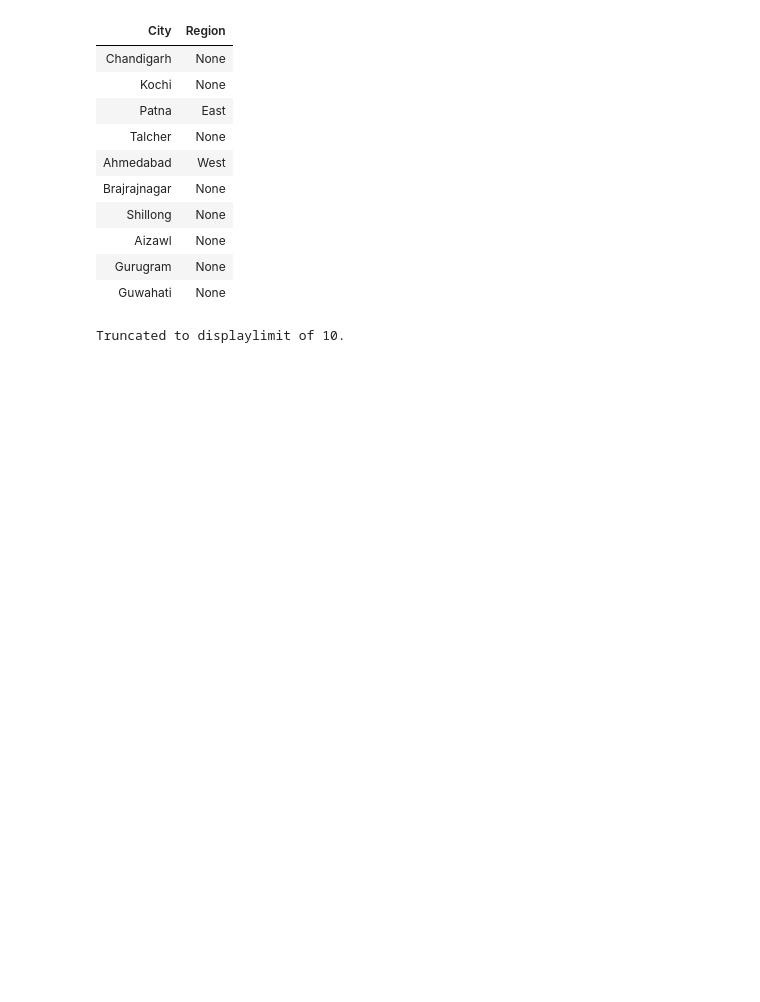
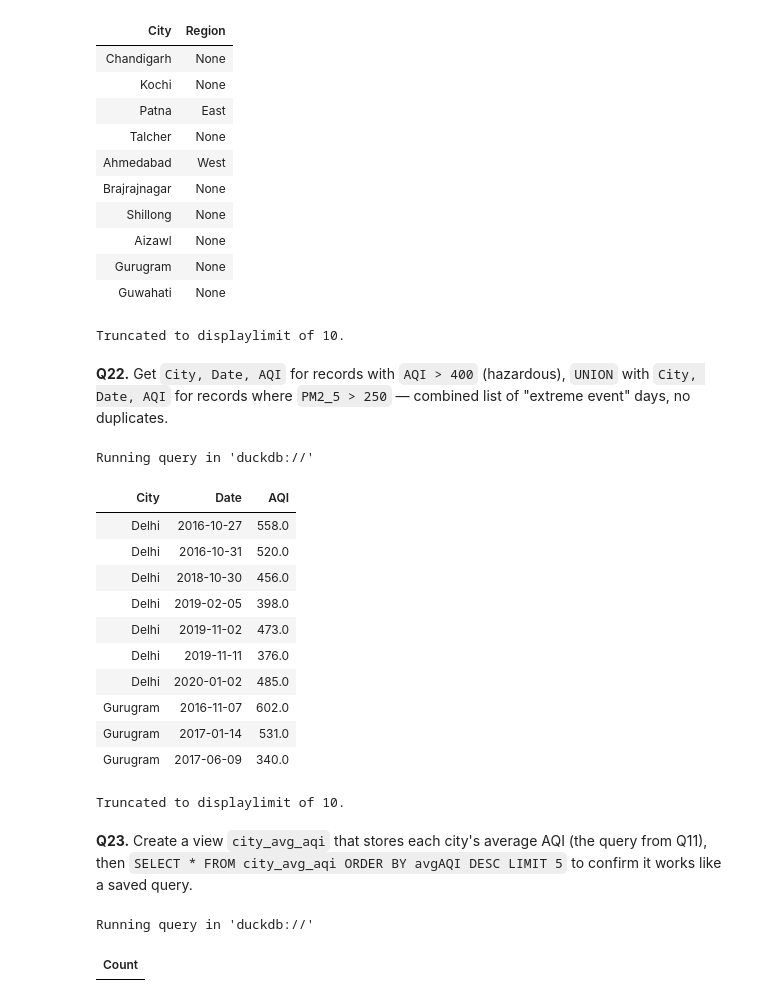
Before and after one commit to shefali-walia/ds-foundations, a Jupyter notebook: week08-sql/practice.ipynb, the cells around one changed output. Saved outputs shown, nothing was run; the diff lists cells and outputs as text; code cells hidden in the pictures; blank space fills up the shorter version.

```diff
--- a/week08-sql/practice.ipynb
+++ b/week08-sql/practice.ipynb
@@ -388,3 +388,33 @@ Running query in 'duckdb://'
 | Gurugram | None |
 | Guwahati | None |
 Truncated to displaylimit of 10.
+# %% [markdown]
+**Q22.** Get `City, Date, AQI` for records with `AQI > 400` (hazardous), `UNION` with `City, Date, AQI` for records where `PM2_5 > 250` — combined list of "extreme event" days, no duplicates.
+# %%
+%%sql
+SELECT City, Date, AQI FROM aqi WHERE AQI>400
+UNION
+SELECT City, Date, AQI FROM aqi WHERE "PM2.5">250;
+# %% [output]
+Running query in 'duckdb://'
+| City | Date | AQI |
+| Delhi | 2016-10-27 | 558.0 |
+| Delhi | 2016-10-31 | 520.0 |
+| Delhi | 2018-10-30 | 456.0 |
+| Delhi | 2019-02-05 | 398.0 |
+| Delhi | 2019-11-02 | 473.0 |
+| Delhi | 2019-11-11 | 376.0 |
+| Delhi | 2020-01-02 | 485.0 |
+| Gurugram | 2016-11-07 | 602.0 |
+| Gurugram | 2017-01-14 | 531.0 |
+| Gurugram | 2017-06-09 | 340.0 |
+Truncated to displaylimit of 10.
+# %% [markdown]
+**Q23.** Create a view `city_avg_aqi` that stores each city's average AQI (the query from Q11), then `SELECT * FROM city_avg_aqi ORDER BY avgAQI DESC LIMIT 5` to confirm it works like a saved query.
+# %%
+%%sql
+CREATE VIEW city_avg_aqi AS
+SELECT City, AVG(AQI) AS avgAQI FROM aqi GROUP BY City;
+# %% [output]
+Running query in 'duckdb://'
+| Count |
```
Also changed, not shown: parts of 4 cells of this notebook.
